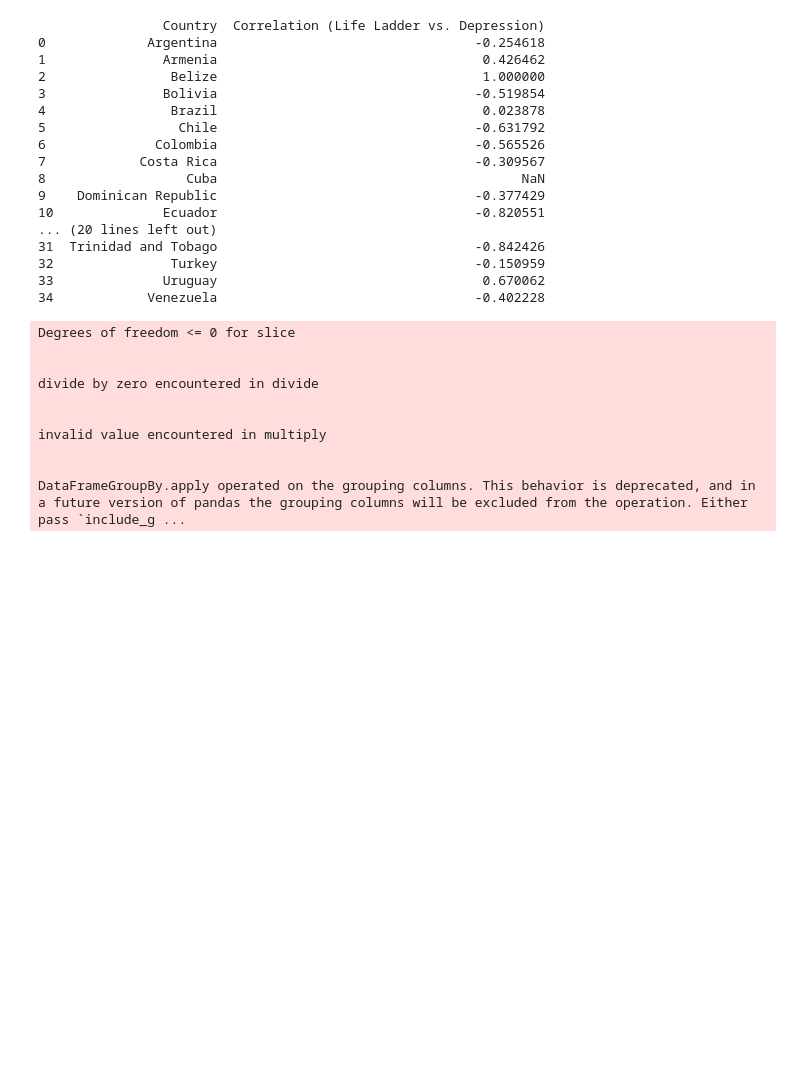
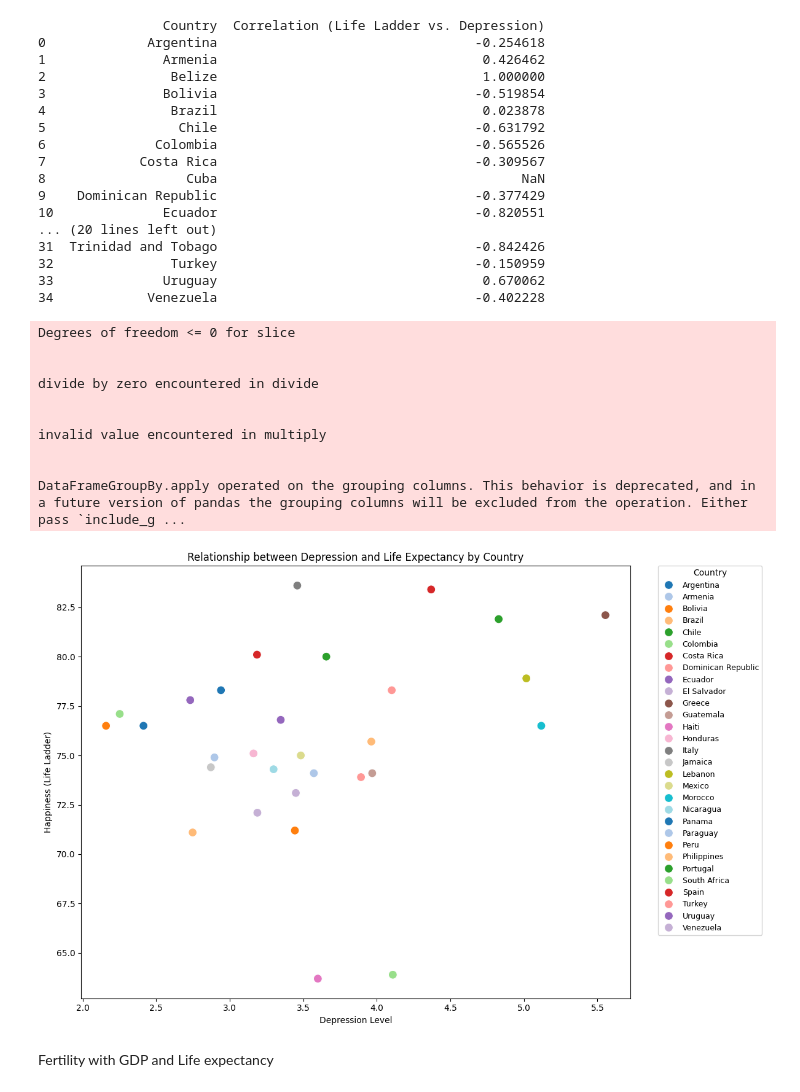
Before and after one commit to hetpatel007/Het_Special_Topics, a Jupyter notebook: Copy_of_Independent.ipynb, the cells around one changed output. Drawn from its saved outputs; the diff is of its cells as text; code cells hidden in the pictures; blank space fills up the shorter version.

```diff
--- a/Copy_of_Independent.ipynb
+++ b/Copy_of_Independent.ipynb
@@ -1314,3 +1314,29 @@ invalid value encountered in multiply
 
 
 DataFrameGroupBy.apply operated on the grouping columns. This behavior is deprecated, and in a future version of pandas the grouping columns will be excluded from the operation. Either pass `include_g ...
+# %%
+import seaborn as sns
+import matplotlib.pyplot as plt
+
+# Filter the dataset to include only the selected countries
+filtered_data = dx[dx['Country'].isin(latin_american_countries)]
+
+# Set up the plot size
+plt.figure(figsize=(12, 8))
+
+# Scatter plot for Depression vs. Happiness (Life Ladder) by Country
+sns.scatterplot(x='Depression', y='Life expectancy', data=filtered_data, hue='Country', s=100, palette="tab20")
+
+# Customize the plot
+plt.title('Relationship between Depression and Life Expectancy by Country')
+plt.xlabel('Depression Level')
+plt.ylabel('Happiness (Life Ladder)')
+plt.legend(title='Country', bbox_to_anchor=(1.05, 1), loc='upper left', borderaxespad=0., fontsize=9)
+
+# Display the plot
+plt.tight_layout()
+plt.show()
+# %% [output]
+[figure, added]
+# %% [markdown]
+Fertility with GDP and Life expectancy
```
Also changed, not shown: parts of 11 cells of this notebook.
